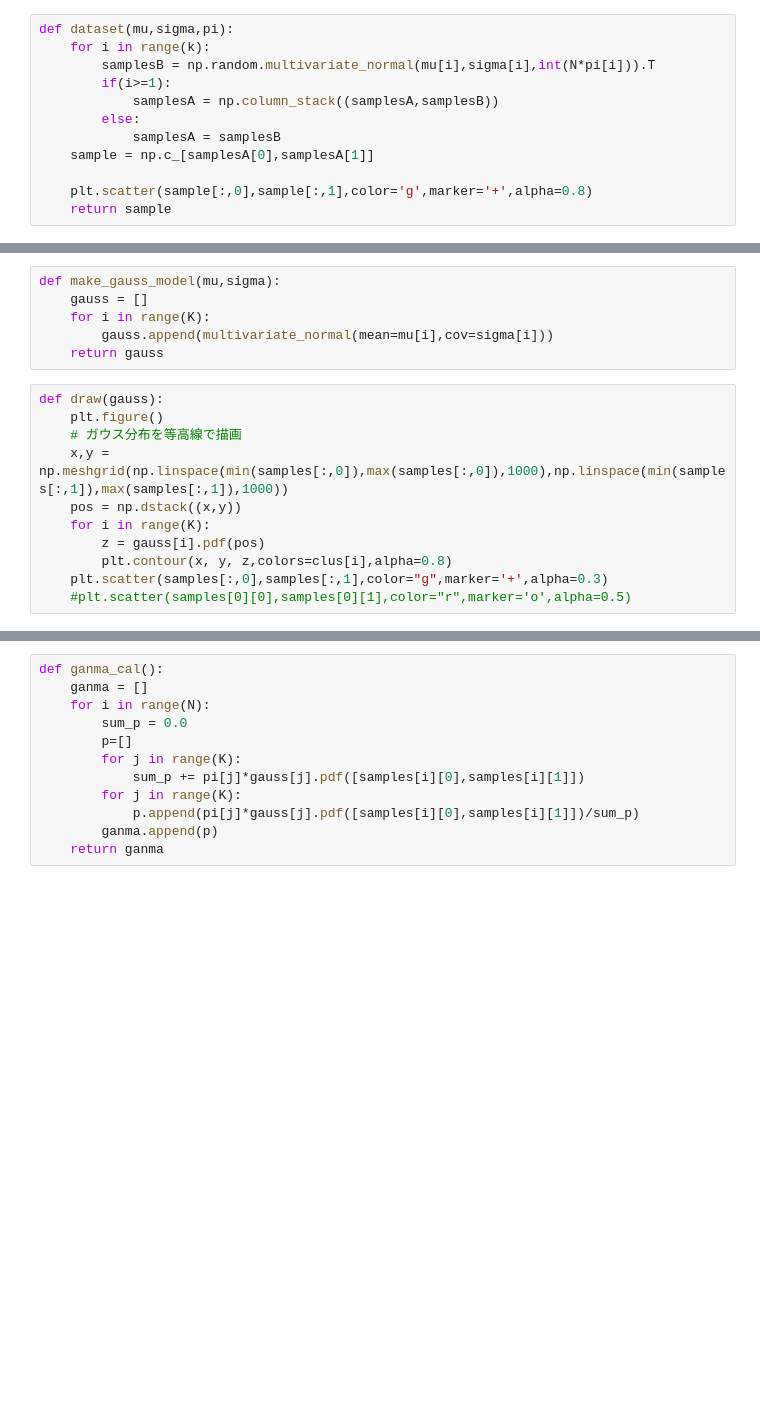
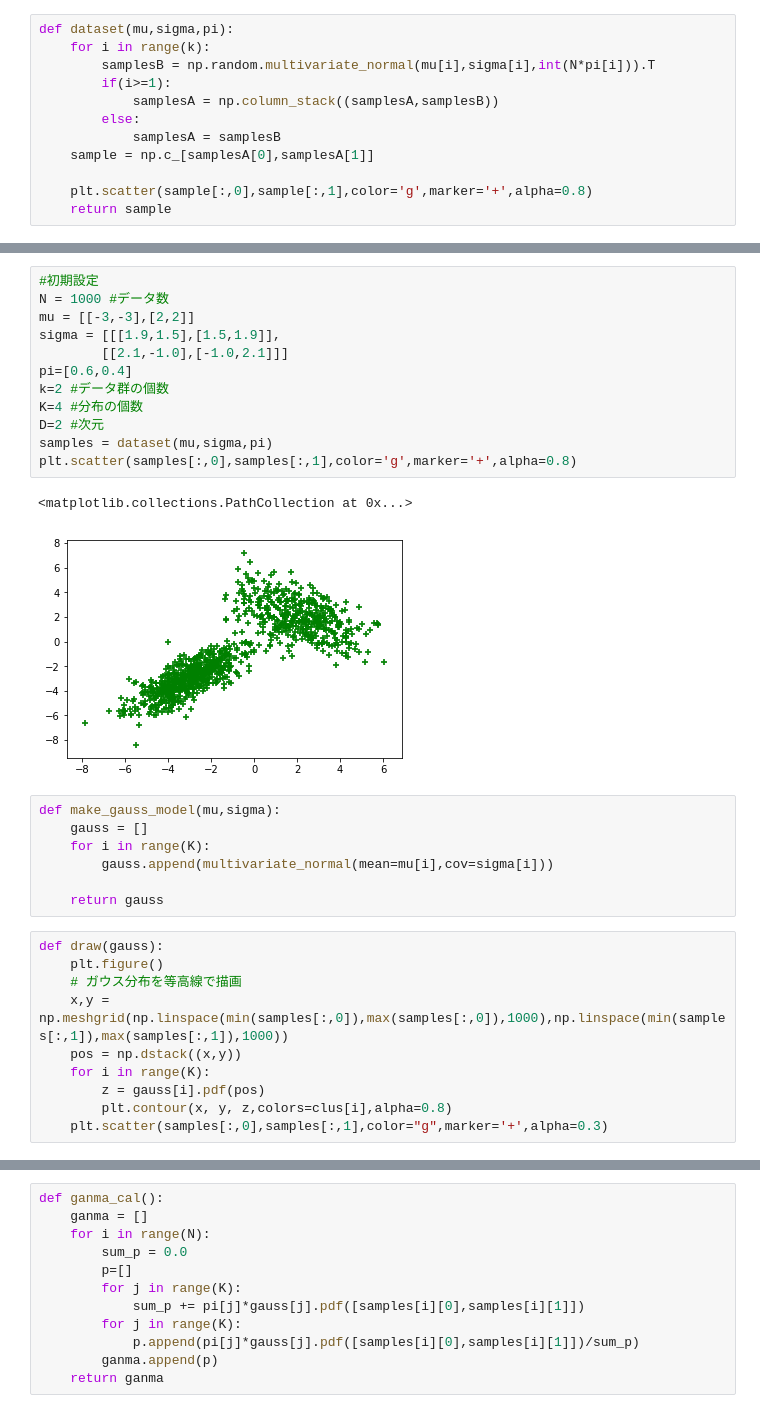
Before and after one commit to taishi107/Variational_Bayes, a Jupyter notebook: variational_bayes.ipynb, the cells around one changed output, grey strips where cells are left out. Drawn from its saved outputs; the diff is of its cells as text; blank space fills up the shorter version.

```diff
--- a/variational_bayes.ipynb
+++ b/variational_bayes.ipynb
@@ -1043,8 +25,24 @@ plt.scatter(samples[:,0],samples[:,1],color='g',marker='+',alpha=0.8)
+# %%
+#初期設定
+N = 1000 #データ数
+mu = [[-3,-3],[2,2]]
+sigma = [[[1.9,1.5],[1.5,1.9]],
+        [[2.1,-1.0],[-1.0,2.1]]]
+pi=[0.6,0.4]
+k=2 #データ群の個数
+K=4 #分布の個数
+D=2 #次元
+samples = dataset(mu,sigma,pi)
+plt.scatter(samples[:,0],samples[:,1],color='g',marker='+',alpha=0.8)
+# %% [output]
+<matplotlib.collections.PathCollection at 0x...>
+[figure, added]
 # %%
 def make_gauss_model(mu,sigma):
     gauss = []
     for i in range(K):
         gauss.append(multivariate_normal(mean=mu[i],cov=sigma[i]))
+
     return gauss
 # %%
 def draw(gauss):
@@ -1056,7 +54,6 @@ def draw(gauss):
         z = gauss[i].pdf(pos)
         plt.contour(x, y, z,colors=clus[i],alpha=0.8)
     plt.scatter(samples[:,0],samples[:,1],color="g",marker='+',alpha=0.3)
-    #plt.scatter(samples[0][0],samples[0][1],color="r",marker='o',alpha=0.5)
 # %%
 def draw2(gauss,ganma):
     plt.figure()
```
Also changed, not shown: parts of 15 cells of this notebook.
